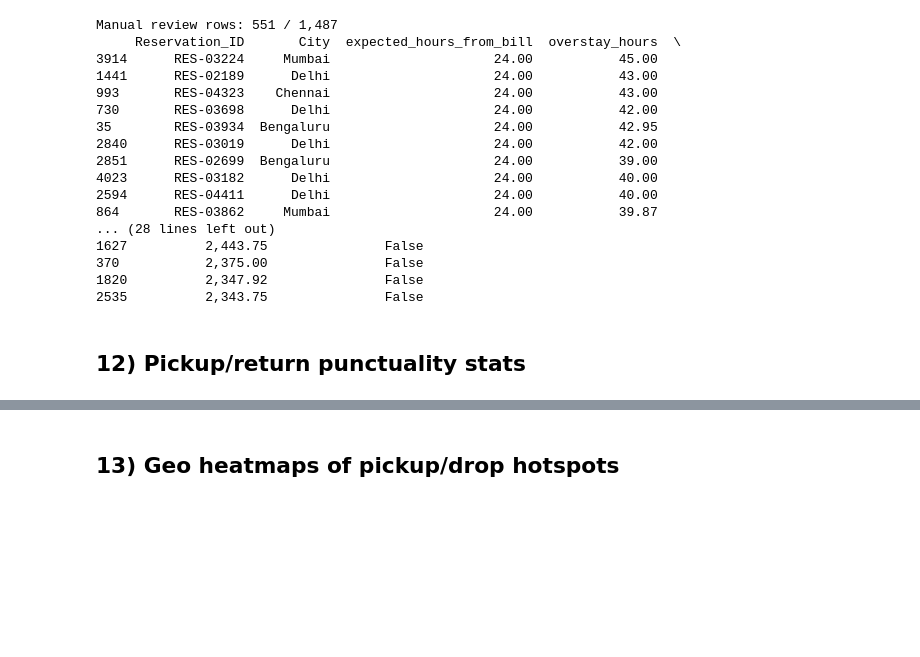
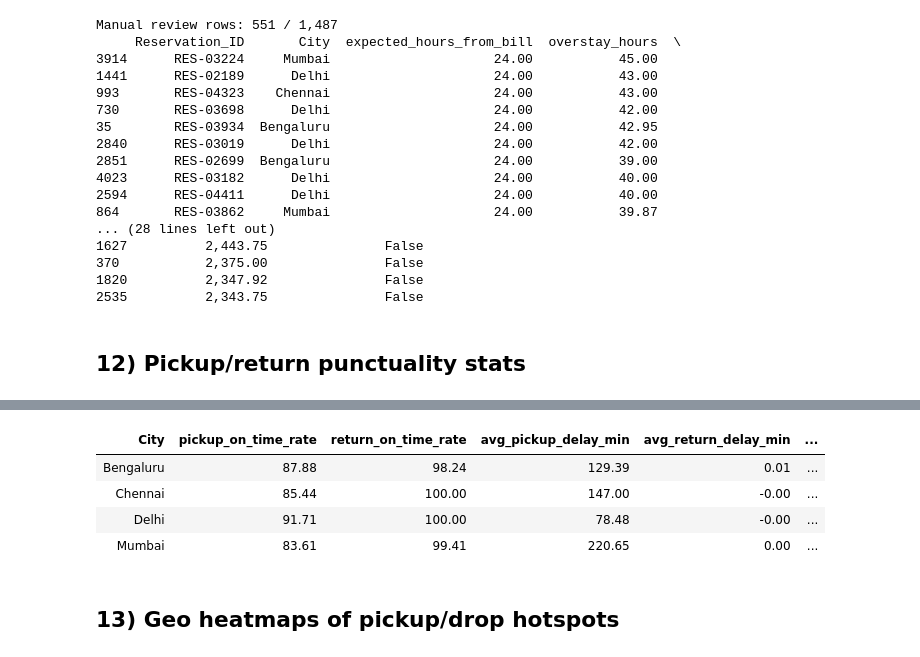
Before and after one commit to Utkarsh-2005/Capg_Sprint, a Jupyter notebook: Transformation/car_rental_transformed.ipynb, the cells around one changed output, grey strips where cells are left out. Saved outputs shown, nothing was run; the diff lists cells and outputs as text; code cells hidden in the pictures; blank space fills up the shorter version.

```diff
--- a/Transformation/car_rental_transformed.ipynb
+++ b/Transformation/car_rental_transformed.ipynb
@@ -751,3 +721,78 @@ print(punct_stats.round(2))
+# %%
+punct = df[df["is_completed"]].copy()
+punct = punct.dropna(subset=["Booking_TS", "Pickup_TS", "Return_TS"])
+
+punct["lead_time_hours"] = (punct["Pickup_TS"] - punct["Booking_TS"]).dt.total_seconds() / 3600
+
+# Keep only bookings where the 24h scheduled pickup proxy is plausible.
+pickup_proxy_max_lead_hours = 48
+punct["pickup_proxy_eligible"] = punct["lead_time_hours"].between(0, pickup_proxy_max_lead_hours)
+
+pickup_eval = punct[punct["pickup_proxy_eligible"]].copy()
+pickup_eval["scheduled_pickup"] = pickup_eval["Booking_TS"] + pd.Timedelta(hours=24)
+pickup_eval["pickup_delay_min"] = (pickup_eval["Pickup_TS"] - pickup_eval["scheduled_pickup"]).dt.total_seconds() / 60
+pickup_eval["pickup_on_time"] = pickup_eval["pickup_delay_min"].abs() <= 30
+
+pickup_lo, pickup_hi = pickup_eval["pickup_delay_min"].quantile([0.01, 0.99])
+pickup_eval["pickup_delay_min_clipped"] = pickup_eval["pickup_delay_min"].clip(pickup_lo, pickup_hi)
+
+pickup_stats = pickup_eval.groupby("City", dropna=False).agg(
+    pickup_rows=("Reservation_ID", "count"),
+    pickup_on_time_rate=("pickup_on_time", "mean"),
+    avg_pickup_delay_min=("pickup_delay_min_clipped", "mean"),
+    median_pickup_delay_min=("pickup_delay_min", "median"),
+).reset_index()
+
+# Return punctuality can be measured for all completed trips with valid duration fields.
+punct["actual_duration_hours"] = (punct["Return_TS"] - punct["Pickup_TS"]).dt.total_seconds() / 3600
+punct["return_delay_min"] = (punct["actual_duration_hours"] - punct["Duration_Hours"]) * 60
+punct["return_delay_min"] = punct["return_delay_min"].replace([np.inf, -np.inf], np.nan)
+punct["return_on_time"] = punct["return_delay_min"].abs() <= 30
+
+return_lo, return_hi = punct["return_delay_min"].quantile([0.01, 0.99])
+punct["return_delay_min_clipped"] = punct["return_delay_min"].clip(return_lo, return_hi)
+
+return_stats = punct.groupby("City", dropna=False).agg(
+    return_rows=("Reservation_ID", "count"),
+    return_on_time_rate=("return_on_time", "mean"),
+    avg_return_delay_min=("return_delay_min_clipped", "mean"),
+    median_return_delay_min=("return_delay_min", "median"),
+).reset_index()
+
+city_total = punct.groupby("City", dropna=False)["Reservation_ID"].count().rename("completed_rows").reset_index()
+
+punct_stats = (
+    city_total
+    .merge(pickup_stats, on="City", how="left")
+    .merge(return_stats, on="City", how="left")
+)
+
+punct_stats["pickup_metric_coverage_pct"] = (100 * punct_stats["pickup_rows"].fillna(0) / punct_stats["completed_rows"]).round(2)
+punct_stats["pickup_on_time_rate"] = (punct_stats["pickup_on_time_rate"] * 100).round(2)
+punct_stats["return_on_time_rate"] = (punct_stats["return_on_time_rate"] * 100).round(2)
+
+# Keep only the most important columns for compact output.
+punct_view = punct_stats[[
+    "City",
+    "pickup_on_time_rate",
+    "return_on_time_rate",
+    "avg_pickup_delay_min",
+    "avg_return_delay_min",
+    "pickup_metric_coverage_pct",
+]].round(2)
+
+# Render as a horizontally scrollable output block in notebook.
+from IPython.display import HTML, display
+table_html = punct_view.to_html(index=False)
+display(HTML(
+    "<div style='max-height:320px; overflow:auto; border:1px solid #ddd; padding:8px;'>" + table_html + "</div>"
+))
+# %% [output]
+| City | pickup_on_time_rate | return_on_time_rate | avg_pickup_delay_min | avg_return_delay_min | ... |
+| Bengaluru | 87.88 | 98.24 | 129.39 | 0.01 | ... |
+| Chennai | 85.44 | 100.00 | 147.00 | -0.00 | ... |
+| Delhi | 91.71 | 100.00 | 78.48 | -0.00 | ... |
+| Mumbai | 83.61 | 99.41 | 220.65 | 0.00 | ... |
 # %% [markdown]
 ## 13) Geo heatmaps of pickup/drop hotspots
 # %% [markdown]
```
Also changed, not shown: parts of 6 cells of this notebook.
